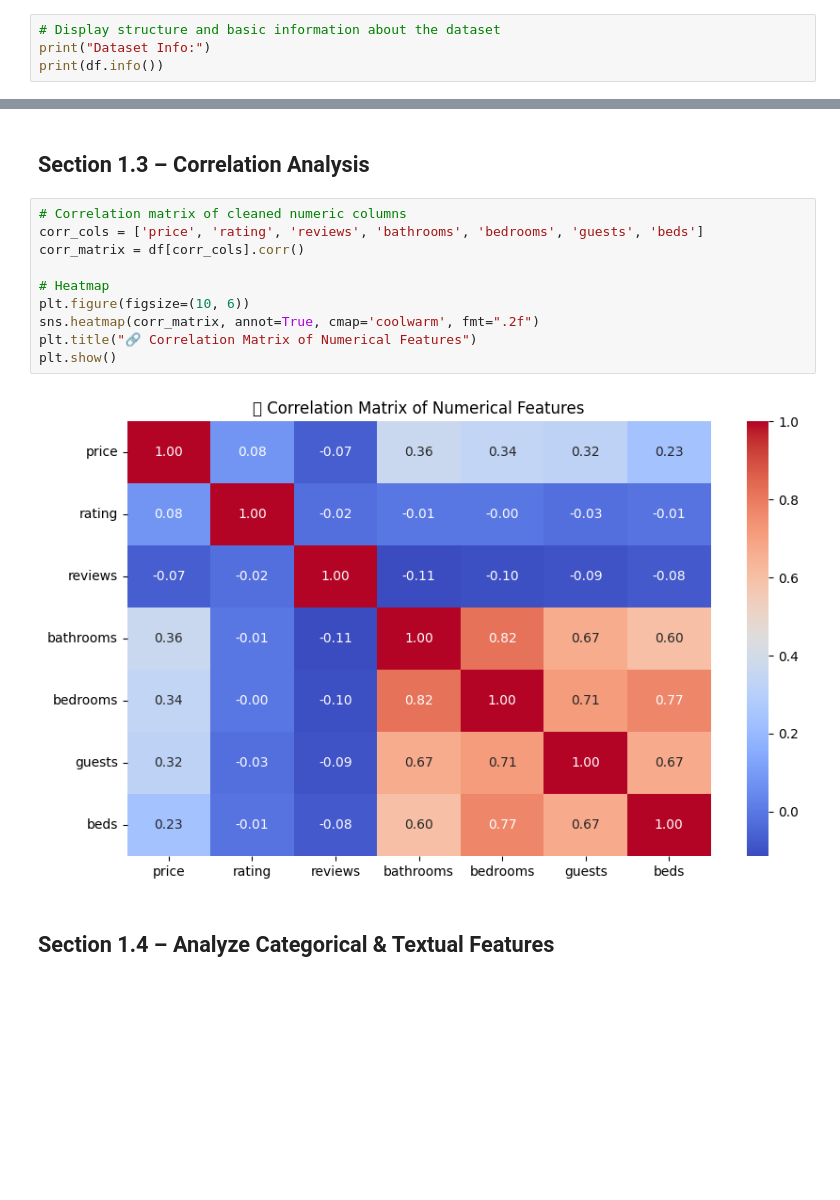
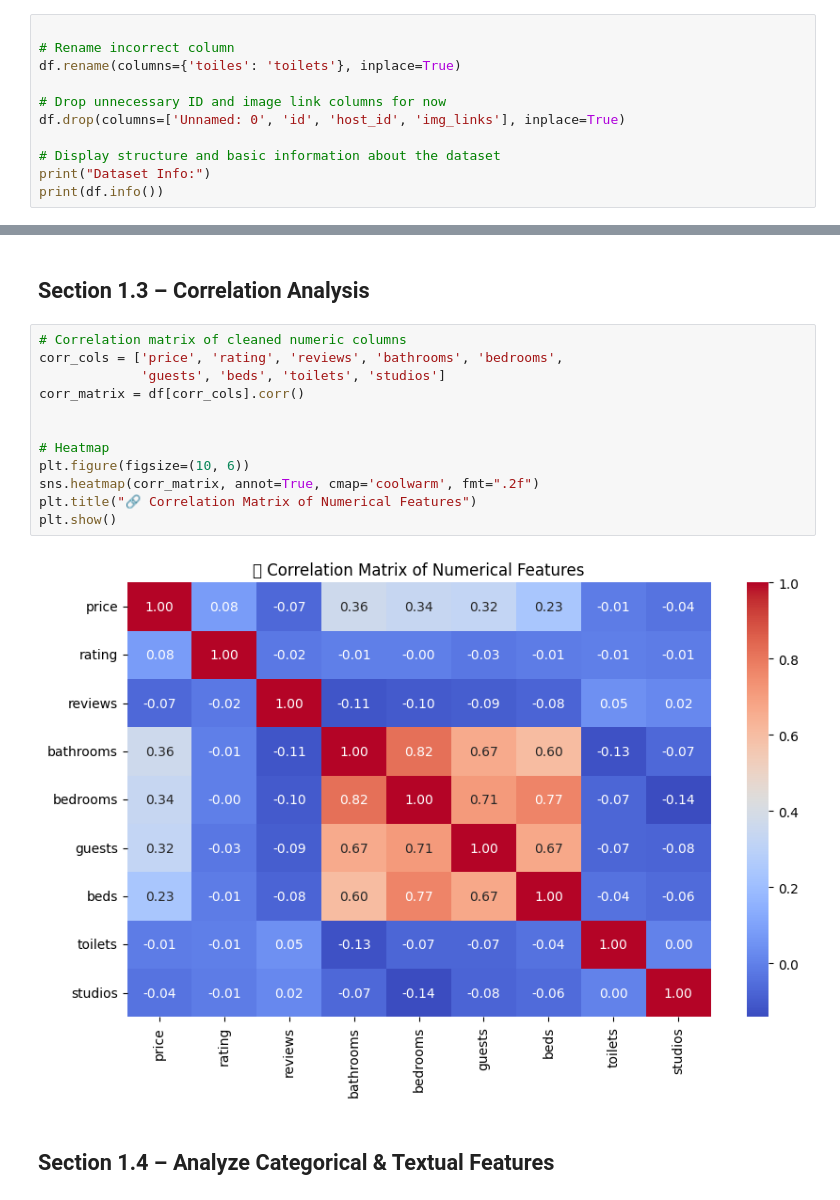
Before and after one commit to wasif23ahad/AirBnB-Price-Predictions, a Jupyter notebook: airbnb_price_listings_predictions.ipynb, the cells around one changed output, grey strips where cells are left out. Saved outputs shown, nothing was run; the diff lists cells and outputs as text; blank space fills up the shorter version.

```diff
--- a/airbnb_price_listings_predictions.ipynb
+++ b/airbnb_price_listings_predictions.ipynb
@@ -9,6 +9,13 @@ import pandas as pd
 # Load the Airbnb dataset
 df = pd.read_csv("airbnb.csv")
 # %%
+
+# Rename incorrect column
+df.rename(columns={'toiles': 'toilets'}, inplace=True)
+
+# Drop unnecessary ID and image link columns for now
+df.drop(columns=['Unnamed: 0', 'id', 'host_id', 'img_links'], inplace=True)
+
 # Display structure and basic information about the dataset
 print("Dataset Info:")
 print(df.info())
@@ -181,16 +187,18 @@ plt.show()
 ## Section 1.3 – Correlation Analysis   ##
 # %%
 # Correlation matrix of cleaned numeric columns
-corr_cols = ['price', 'rating', 'reviews', 'bathrooms', 'bedrooms', 'guests', 'beds']
+corr_cols = ['price', 'rating', 'reviews', 'bathrooms', 'bedrooms',
+             'guests', 'beds', 'toilets', 'studios']
 corr_matrix = df[corr_cols].corr()
+
 
 # Heatmap
 plt.figure(figsize=(10, 6))
 sns.heatmap(corr_matrix, annot=True, cmap='coolwarm', fmt=".2f")
 plt.title("🔗 Correlation Matrix of Numerical Features")
 plt.show()
 # %% [output]
-[figure, old version]
+[figure, new version]
 # %% [markdown]
 ## Section 1.4 – Analyze Categorical & Textual Features   ##
 # %%
```
Also changed, not shown: parts of 26 cells of this notebook.
